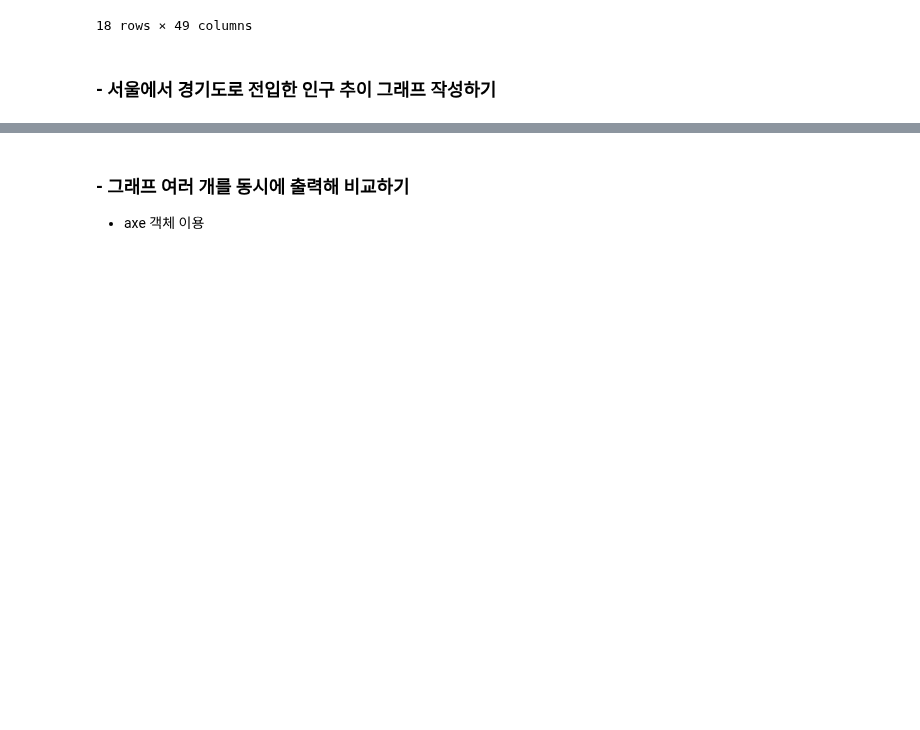
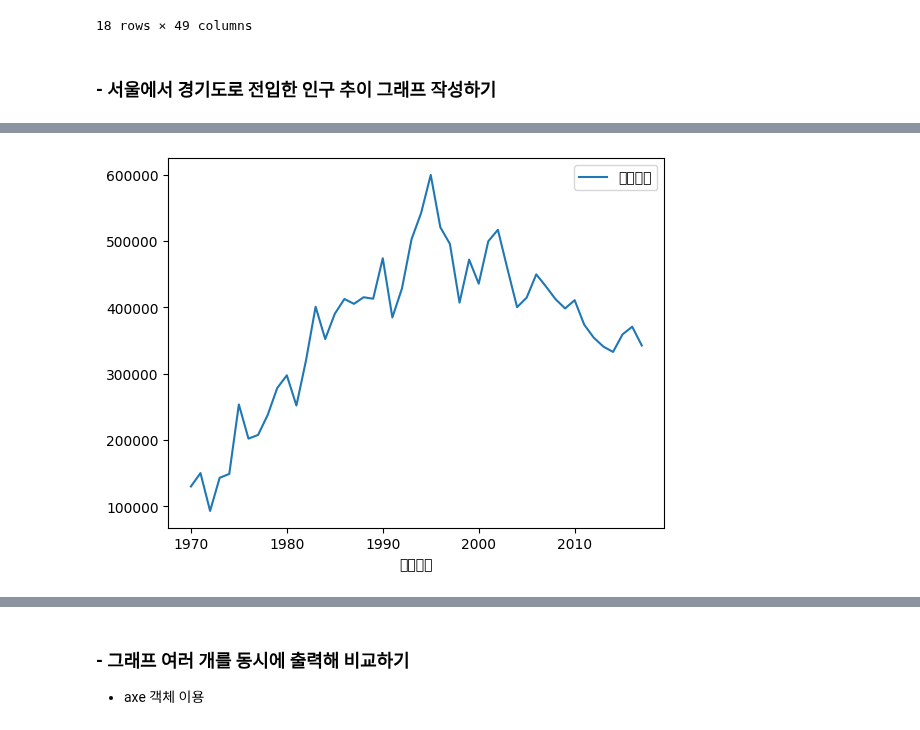
Before and after one commit to arkwith7/aSSIST_ML, a Jupyter notebook: Python1/강의노트_Jupyter notebook/6. EDA_시각화 작업 실습(1)_aSSIST.ipynb, the cells around one changed output, grey strips where cells are left out. Saved outputs shown, nothing was run; the diff lists cells and outputs as text; code cells hidden in the pictures; blank space fills up the shorter version.

```diff
--- a/Python1/강의노트_Jupyter notebook/6. EDA_시각화 작업 실습(1)_aSSIST.ipynb
+++ b/Python1/강의노트_Jupyter notebook/6. EDA_시각화 작업 실습(1)_aSSIST.ipynb
@@ -290,7 +290,7 @@ data_seoul
 | 36 | 제주특별자치도 | 1039 | 1325 | 1617 | 2456 | 2261 | 3440 | 3623 | 3551 | 3937 | ... | ... |
 18 rows × 49 columns
 # %%
-data_seoul.reset_index(drop=True, inplace=True)
+# data_seoul.reset_index(drop=True, inplace=True)
 data_seoul
 # %% [output]
 |  | 전입지 | 1970 | 1971 | 1972 | 1973 | 1974 | 1975 | 1976 | 1977 | 1978 | ... | ... |
@@ -315,3 +315,7 @@ data_seoul
 ### - 서울에서 경기도로 전입한 인구 추이 그래프 작성하기
 # %%
 # '경기도' 전입 인구만 따로 가져오기
+ingg = data_seoul.loc[28]
+ingg = ingg.to_frame().reset_index()
+print("info",ingg.info())
+ingg
@@ -319,0 +350,9 @@ data_seoul
+# %%
+# 컬럼명 변경
+df = ingg.rename(columns={'index': '전입지', 28: '경기도'})
+
+# 특정 행 제거
+df = df.drop(0)
+# 컬럼명 변경
+df = df.rename(columns={'전입지': '전입년도', '경기도': '전입자수'})
+df
@@ -319,0 +377,14 @@ data_seoul
+# %%
+# 선그래프 그리기
+import matplotlib.pyplot as plt
+
+# 열 이름 수정
+# '경기도' 대신 실제 열 이름을 사용하여 수정해야 합니다.
+# 예를 들어, '전입지' 열을 x축으로 사용하고 '전입자수' 열을 y축으로 사용한다고 가정합니다.
+ax = plt.gca()
+df.plot(kind='line', x='전입년도', y='전입자수', ax=ax)
+
+# 그래프 출력
+plt.show()
+# %% [output]
+[figure, added]
```
Also changed, not shown: parts of 14 cells of this notebook, 3 other files.
